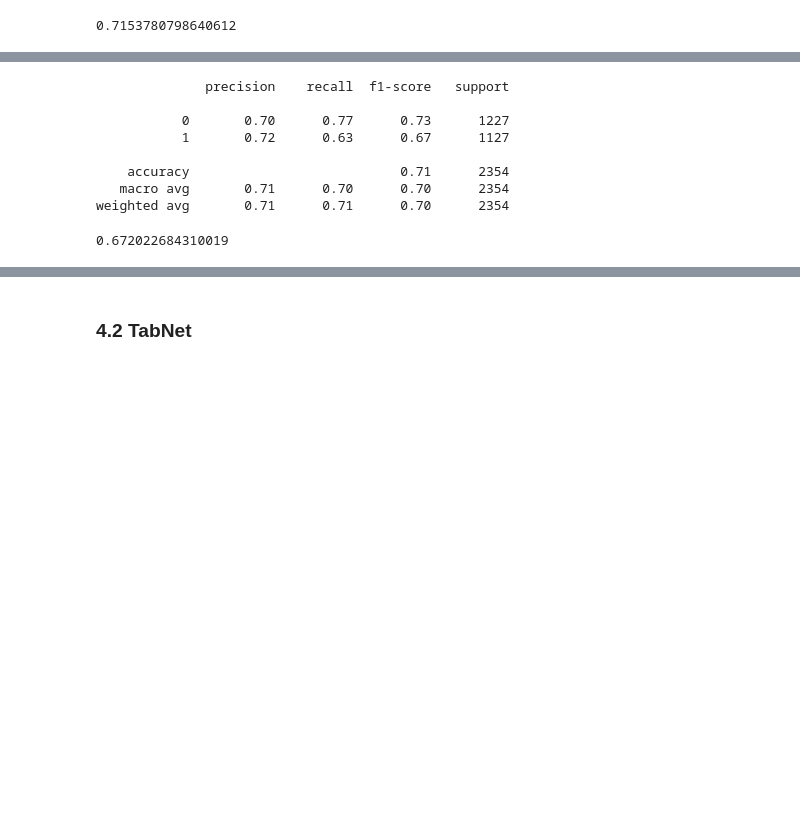
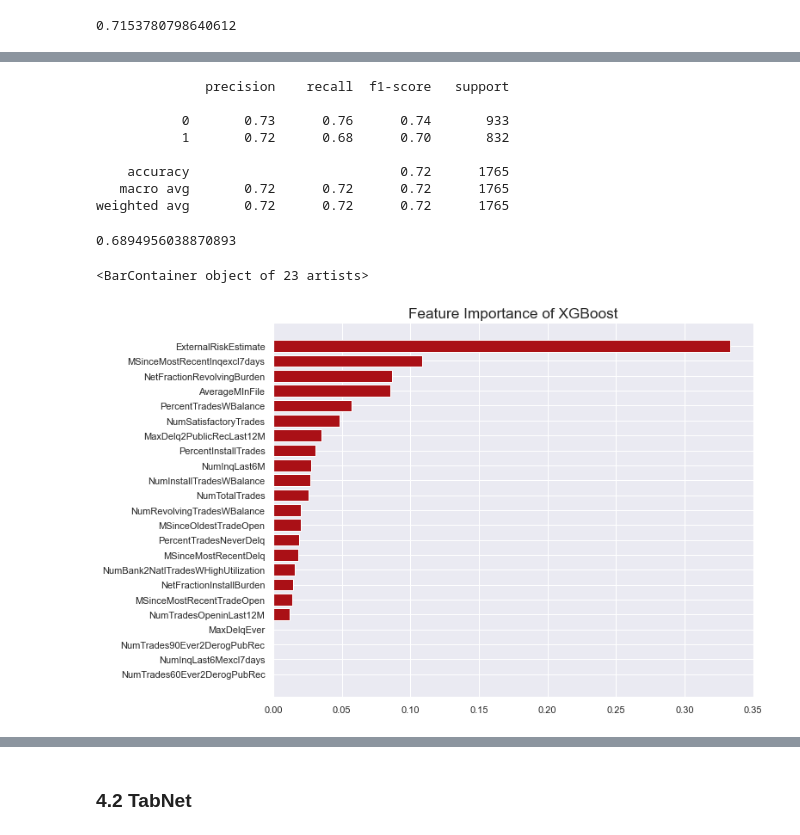
Before and after one commit to 1pha/xai606_project1, a Jupyter notebook: doodle.ipynb, the cells around one changed output, grey strips where cells are left out. Drawn from its saved outputs; the diff is of its cells as text; code cells hidden in the pictures; blank space fills up the shorter version.

```diff
--- a/doodle.ipynb
+++ b/doodle.ipynb
@@ -71,3 +37,27 @@ X_train.describe()
+# %%
+def preprocess(df, return_scaler=True, scaler=None):
+
+    if not return_scaler and scaler is None:
+        raise "Please give standard scaler that is fit to the training data."
+
+    if isinstance(df, pd.DataFrame):
+        df = df.values
+
+    if scaler is None:
+        scaler = StandardScaler()
+        df_std = scaler.fit_transform(df)
+
+    elif scaler is not None:
+        df_std = scaler.transform(df)
+
+    if return_scaler:
+        return df_std, scaler
+
+    else:
+        return df_std
+# %%
+X_train_std, std_scaler = preprocess(X_train, return_scaler=True)
+X_dev_std = preprocess(X_dev, return_scaler=False, scaler=std_scaler)
 # %% [markdown]
 ## 4. Modeling
 # %% [markdown]
@@ -86,3 +76,8 @@ print(classification_report(y_dev, clf.predict(X_dev)))
     accuracy                           0.71      2354
    macro avg       0.71      0.71      0.71      2354
 weighted avg       0.71      0.71      0.71      2354
+# %%
+clf = LGBMClassifier()
+clf.fit(X_train_std, y_train)
+
+print(classification_report(y_dev, clf.predict(X_dev_std)))
@@ -128,10 +123,11 @@ from sklearn.model_selection import train_test_split
 from xgboost import XGBClassifier
 
 # NOTE: Make sure that the outcome column is labeled 'target' in the data file
-tpot_data = train
-features = tpot_data.drop('label', axis=1)
+# tpot_data = train
+# features = tpot_data.drop('label', axis=1)
+features = X_train_std
 training_features, testing_features, training_target, testing_target = \
-            train_test_split(features, tpot_data['label'], random_state=1)
+            train_test_split(X_train_std, y_train, random_state=1)
 
 # Average CV score on the training set was: 0.7284780905310108
 exported_pipeline = XGBClassifier(learning_rate=0.5, max_depth=1, min_child_weight=20, n_estimators=100, n_jobs=1, subsample=0.9000000000000001, verbosity=0)
@@ -146,13 +142,23 @@ print(classification_report(testing_target, results))
 # %% [output]
               precision    recall  f1-score   support
 
-           0       0.70      0.77      0.73      1227
-           1       0.72      0.63      0.67      1127
+           0       0.73      0.76      0.74       933
+           1       0.72      0.68      0.70       832
 
-    accuracy                           0.71      2354
-   macro avg       0.71      0.70      0.70      2354
-weighted avg       0.71      0.71      0.70      2354
+    accuracy                           0.72      1765
+   macro avg       0.72      0.72      0.72      1765
+weighted avg       0.72      0.72      0.72      1765
-# %%
-f1_score(testing_target, results)
-# %% [output]
-0.672022684310019
+# %%
+preds = exported_pipeline.predict(X_dev_std)
+f1_score(y_dev, preds)
+# %% [output]
+0.6894956038870893
+# %%
+sns.set_theme(palette="Reds_r")
+fig, ax = plt.subplots(figsize=(10,8))
+sorted_idx = exported_pipeline.feature_importances_.argsort()
+ax.set_title("Feature Importance of XGBoost", size="x-large")
+ax.barh(X_train.columns[sorted_idx], exported_pipeline.feature_importances_[sorted_idx])
+# %% [output]
+<BarContainer object of 23 artists>
+[figure, added]
```
Also changed, not shown: parts of 32 cells of this notebook.
